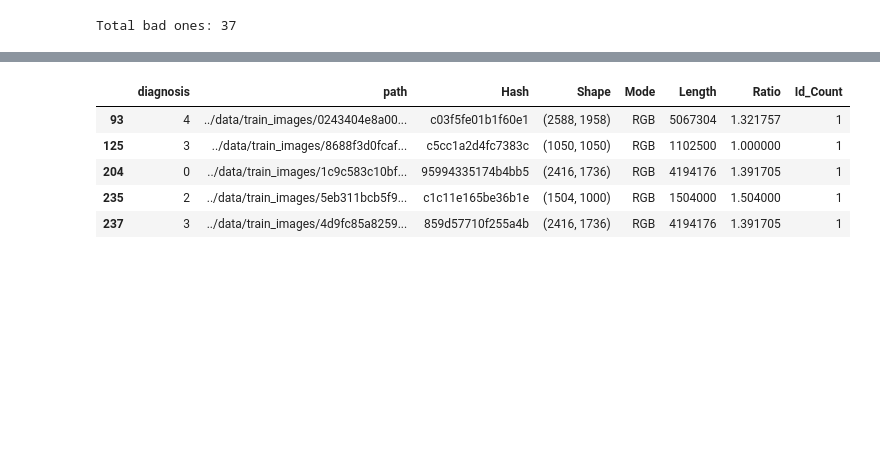
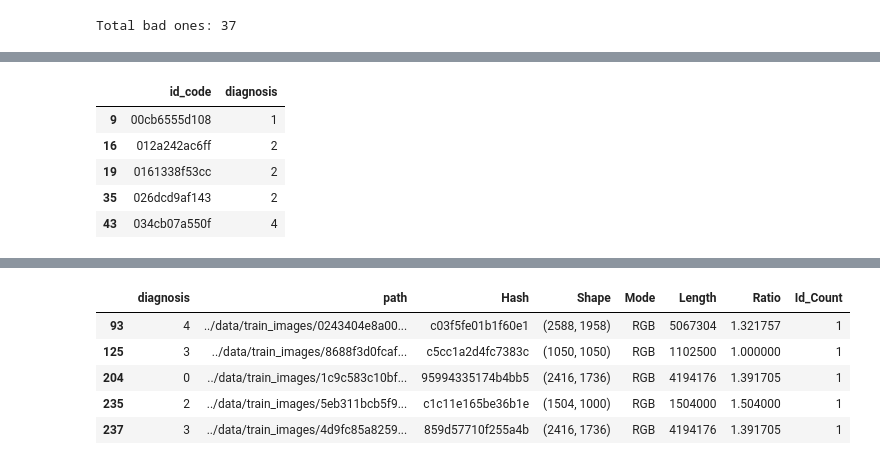
Before and after one commit to pyaf/Image-classification-pytorch, a Jupyter notebook: notebooks/similar-duplicate-images-in-aptos-data.ipynb, the cells around one changed output, grey strips where cells are left out. Cells and saved outputs as stored; diff of their text form; code cells hidden in the pictures; blank space fills up the shorter version.

```diff
--- a/notebooks/similar-duplicate-images-in-aptos-data.ipynb
+++ b/notebooks/similar-duplicate-images-in-aptos-data.ipynb
@@ -157,0 +228,9 @@ Total bad ones: 37
+# %%
+dup_train_input.head()
+# %% [output]
+|  | id_code | diagnosis |
+| 9 | 00cb6555d108 | 1 |
+| 16 | 012a242ac6ff | 2 |
+| 19 | 0161338f53cc | 2 |
+| 35 | 026dcd9af143 | 2 |
+| 43 | 034cb07a550f | 4 |
```
Also changed, not shown: parts of 19 cells of this notebook, 10 other files.
